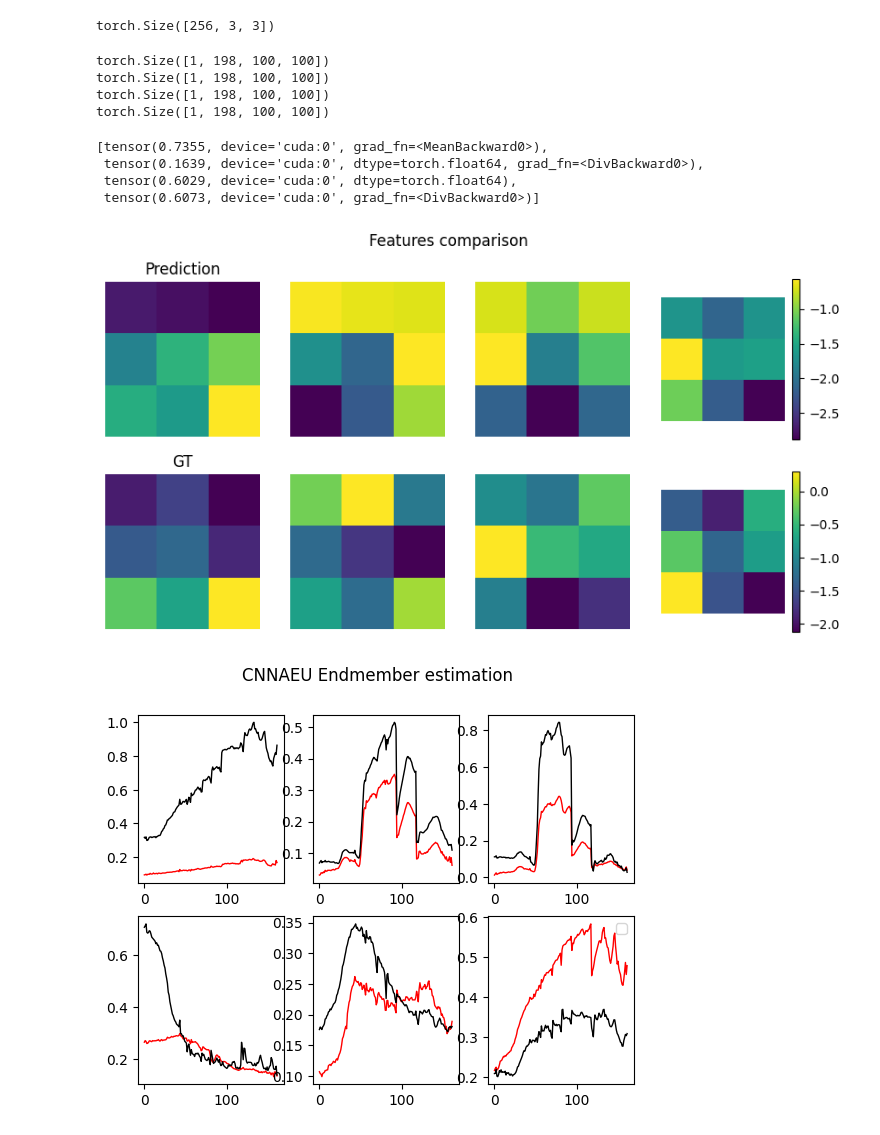
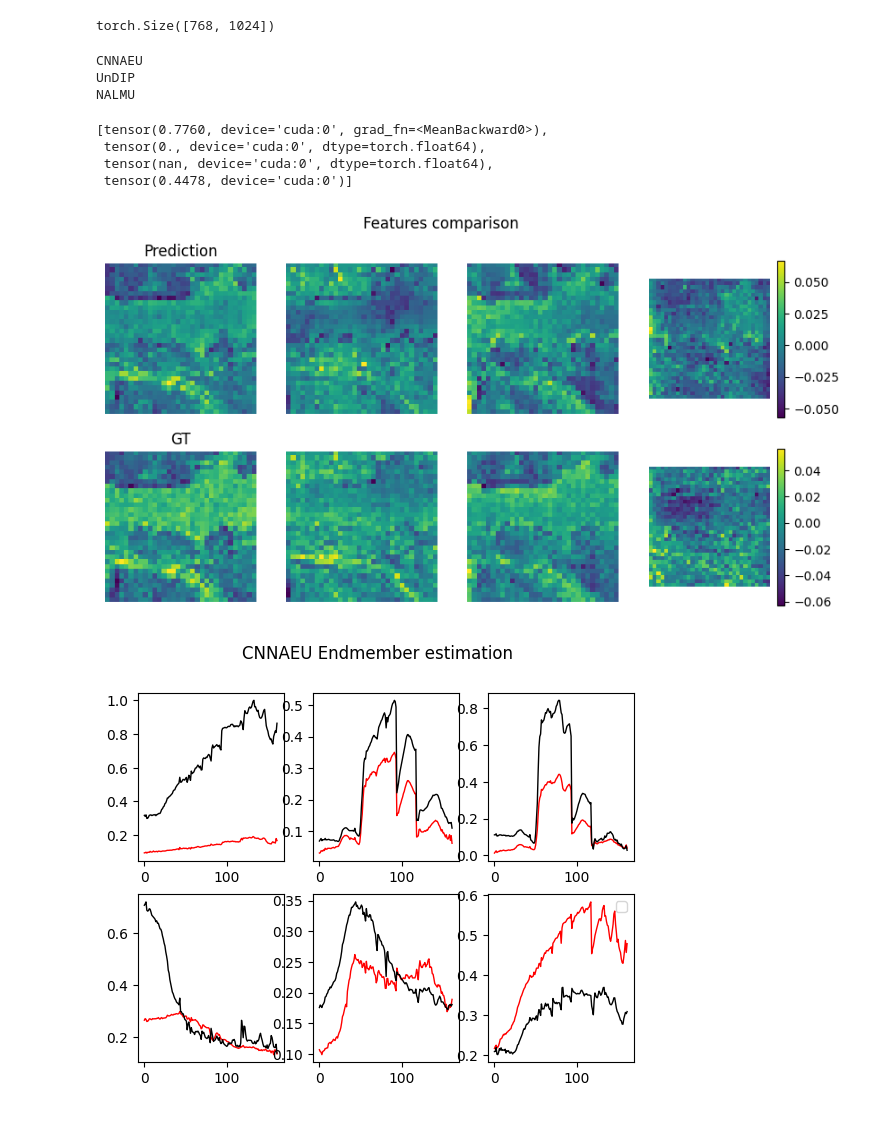
Before and after one commit to edabier/SS-HSU_benchmark, a Jupyter notebook: discriminator.ipynb, the cells around one changed output. Saved outputs shown, nothing was run; the diff lists cells and outputs as text; code cells hidden in the pictures.

Commit message:
Added SpecViT and a code to run fm trainings on the cluster

```diff
--- a/discriminator.ipynb
+++ b/discriminator.ipynb
@@ -39,7 +39,7 @@ with open(f"/home/ids/edabier/HSU/SS-HSU_benchmark/datasets/{dataset}_wavelength
     lines = file.readlines()
     wavelengths = [float(line.strip()) for line in lines if line.strip()]
 # %%
-fm_name = "HyperFree"
+fm_name = "SpecViT"
 n_features = 1
 use_cls = False
 patch_size = 16
@@ -48,12 +48,12 @@ if fm_name == "DOFA":
     if H < 224:
         Y = F.interpolate(Y, size=(224,224))
         A = F.interpolate(A, size=(224,224))
-        H = 224
+        new_H = 224
     else:
-        H = 224
-    N = H**2
-    Y = Y[:,:,:224, :224]
-    A = A[:, :, :224, :224]
+        new_H = 224
+    N = new_H**2
+    Y = Y[:,:,:new_H, :new_H]
+    A = A[:, :, :new_H, :new_H]
     Y_flat = Y.reshape(Y.shape[0], B, N)
     A_flat = A.reshape(A.shape[0], c, N)
 
@@ -71,8 +71,12 @@ elif fm_name == "HyperFree":
     use_cls = False
     n_patches = H//patch_size
     if n_patches%2 != 0:
-        H = (n_patches-1)*patch_size + patch_size-1
-    Y = Y[:, :, :H, :H]
+        new_H = (n_patches-1)*patch_size + patch_size-1
+    N = new_H**2
+    Y = Y[:,:,:new_H, :new_H]
+    A = A[:, :, :new_H, :new_H]
+    Y_flat = Y.reshape(Y.shape[0], B, N)
+    A_flat = A.reshape(A.shape[0], c, N)
     fm = rsfm.create_fm(fm_name, Y, patch_size=patch_size)
     features = rsfm.get_hyperfree_features(fm, Y, wavelengths)
     features = utils.oneD_to_2d(features)
@@ -82,12 +86,32 @@ elif fm_name == "HyperSIGMA":
     fm = rsfm.create_fm(fm_name, Y, c)
     features = rsfm.get_hypersigma_features(fm, Y)[0]
     D = int(features.shape[0]/4)
+    new_H = H
+
+elif fm_name == "SpecViT":
+    if H < 128:
+        Y = F.interpolate(Y, size=(128,128))
+        A = F.interpolate(A, size=(128,128))
+        new_H = 128
+    else:
+        new_H = 128
+    N = new_H**2
+    Y = Y[:,:,:new_H, :new_H]
+    A = A[:, :, :new_H, :new_H]
+    Y_flat = Y.reshape(Y.shape[0], B, N)
+    A_flat = A.reshape(A.shape[0], c, N)
+    fm = rsfm.create_fm(fm_name, Y)
+    features = rsfm.get_specvit_features(fm, Y, use_cls)
+    if use_cls:
+        D = features.shape[-1]
+    else:
+        D = features.shape[0]
 
 else:
     pass
 print(features.shape)
 # %% [output]
-torch.Size([256, 3, 3])
+torch.Size([768, 1024])
 # %%
 models_list = []
 cnnaeu = models.CNNAEU(B=B, c=c)
@@ -135,7 +159,7 @@ for model in models_list:
     E_hat, _, A_hat, indices = utils.order_endmembers(E, E_hat, A_hat)
     estimations[name] = [Y_hat, A_hat, E_hat]
 
-if fm_name == "DOFA":
+if fm_name == "DOFA" or fm_name == "SpecViT":
     Y_hat = E @ A_flat
     Y_hat = utils.oneD_to_2d(Y_hat)
     Y_hat = utils.normalize(Y_hat[0]).to(torch.float).unsqueeze(0)
@@ -154,7 +178,7 @@ for model in models_list:
     Y_hat = estimations[name][0]
     A_hat = estimations[name][1]
     E_hat = estimations[name][2]
-
+    print(name)
     mse, sad, mse_y = utils.compute_metrics(E, A, E_hat, A_hat, Y, Y_hat)
     metric = mse+sad+mse_y
 
@@ -168,8 +192,11 @@ for model in models_list:
         features_hat = rsfm.get_hyperfree_features(fm, Y_hat, wavelengths)
         features_hat = utils.oneD_to_2d(features_hat)
 
-    else:
+    elif fm_name == "HyperSIGMA":
         features_hat = rsfm.get_hypersigma_features(fm, Y_hat)[0]
+
+    elif fm_name == "SpecViT":
+        features_hat = rsfm.get_specvit_features(fm, Y_hat, use_cls)
 
     sim = sad_loss(features, features_hat)
     # sim = rsfm.features_comparison("HyperSIGMA", Y, Y_hat, c=c).item()
@@ -192,8 +219,11 @@ elif fm_name == "HyperFree":
     features_hat = rsfm.get_hyperfree_features(fm, Y_hat, wavelengths)
     features_hat = utils.oneD_to_2d(features_hat)
 
-else:
-    features_hat = rsfm.get_hypersigma_features(fm, Y)[0]
+elif fm_name == "HyperSIGMA":
+    features_hat = rsfm.get_hypersigma_features(fm, Y_hat)[0]
+
+elif fm_name == "SpecViT":
+    features_hat = rsfm.get_specvit_features(fm, Y_hat, use_cls)
 
 sim = sad_loss(features, features_hat)
 sims["GT"] = [features, features_hat, sim, mse, sad, mse_y]
@@ -201,22 +231,21 @@ sims["GT"] = [features, features_hat, sim, mse, sad, mse_y]
 # sim = rsfm.features_comparison("HyperSIGMA", Y.to(torch.float), Y_hat.to(torch.float), c=c).item()
 # print(f"{'GT'} features distance: {format(sim, '.3f')}, mse: {format(mse, '.3f')}, sad: {format(sad, '.3f')}, sum={format(metric, '.3f')}")
 # %% [output]
-torch.Size([1, 198, 100, 100])
-torch.Size([1, 198, 100, 100])
-torch.Size([1, 198, 100, 100])
-torch.Size([1, 198, 100, 100])
+CNNAEU
+UnDIP
+NALMU
 # %%
-name = 'CNNAEU'
+name = 'GT'
 
-utils.compare_hsis(features, sims[name][1], title="Features comparison")
+utils.compare_hsis(utils.oneD_to_2d(features), utils.oneD_to_2d(sims[name][1]), title="Features comparison")
 # utils.compare_hsis(Y, estimations[name][0], title="HSIs comparison")
 sims[name][2:]
 # %% [output]
-[tensor(0.7355, device='cuda:0', grad_fn=<MeanBackward0>),
- tensor(0.1639, device='cuda:0', dtype=torch.float64, grad_fn=<DivBackward0>),
- tensor(0.6029, device='cuda:0', dtype=torch.float64),
- tensor(0.6073, device='cuda:0', grad_fn=<DivBackward0>)]
+[tensor(0.7760, device='cuda:0', grad_fn=<MeanBackward0>),
+ tensor(0., device='cuda:0', dtype=torch.float64),
+ tensor(nan, device='cuda:0', dtype=torch.float64),
+ tensor(0.4478, device='cuda:0')]
-[figure, old version]
+[figure, new version]
 # %%
 name = "CNNAEU"
 utils.plot_results(estimations[name][2], estimations[name][1], A, E, model_name=name)
```
Also changed, not shown: parts of 1 cell of this notebook, 7 other files.
